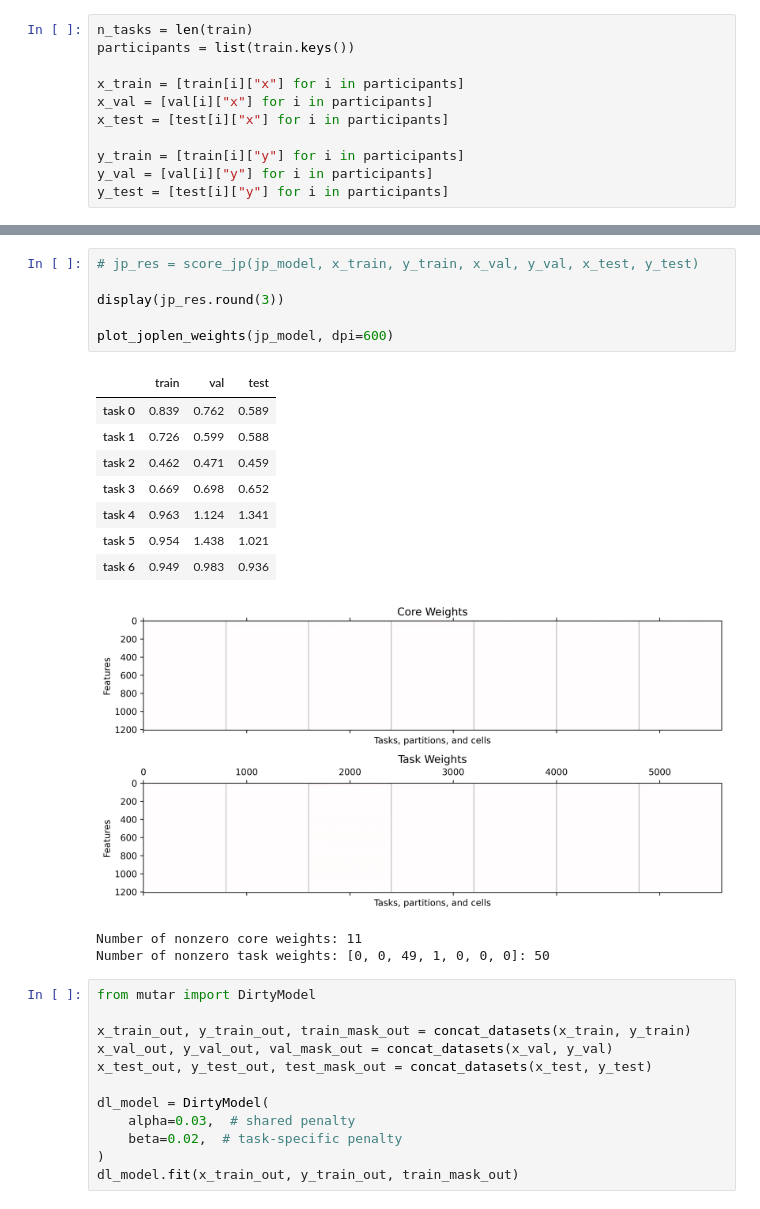
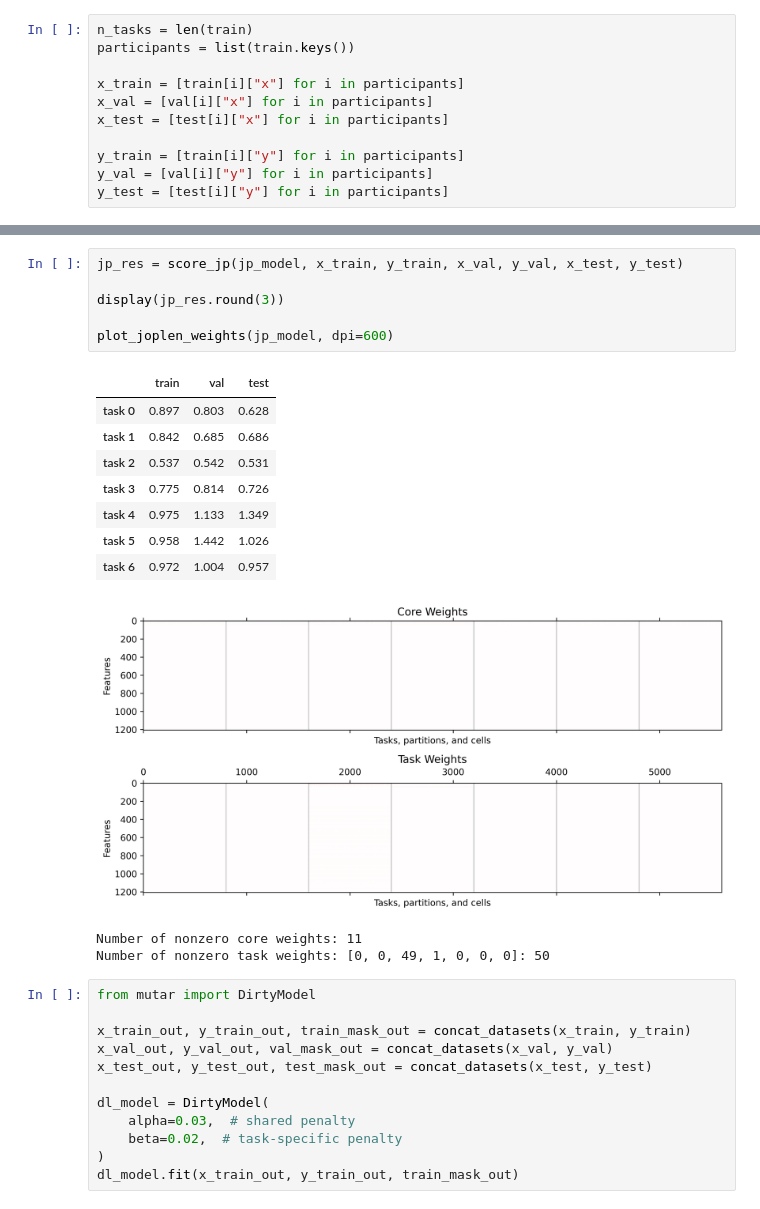
Before and after one commit to mattrmd/joplen_mlsp2024, a Jupyter notebook: experiments/multitask_selection.ipynb, the cells around one changed output, grey strips where cells are left out. Cells and saved outputs as stored; diff of their text form.

```diff
--- a/experiments/multitask_selection.ipynb
+++ b/experiments/multitask_selection.ipynb
@@ -920,18 +1083,18 @@ history = jp_model.fit(
 # %%
-# jp_res = score_jp(jp_model, x_train, y_train, x_val, y_val, x_test, y_test)
+jp_res = score_jp(jp_model, x_train, y_train, x_val, y_val, x_test, y_test)
 
 display(jp_res.round(3))
 
 plot_joplen_weights(jp_model, dpi=600)
 # %% [output]
 |  | train | val | test |
-| task 0 | 0.839 | 0.762 | 0.589 |
-| task 1 | 0.726 | 0.599 | 0.588 |
-| task 2 | 0.462 | 0.471 | 0.459 |
-| task 3 | 0.669 | 0.698 | 0.652 |
-| task 4 | 0.963 | 1.124 | 1.341 |
-| task 5 | 0.954 | 1.438 | 1.021 |
-| task 6 | 0.949 | 0.983 | 0.936 |
+| task 0 | 0.897 | 0.803 | 0.628 |
+| task 1 | 0.842 | 0.685 | 0.686 |
+| task 2 | 0.537 | 0.542 | 0.531 |
+| task 3 | 0.775 | 0.814 | 0.726 |
+| task 4 | 0.975 | 1.133 | 1.349 |
+| task 5 | 0.958 | 1.442 | 1.026 |
+| task 6 | 0.972 | 1.004 | 0.957 |
 [figure]
 Number of nonzero core weights: 11
 Number of nonzero task weights: [0, 0, 49, 1, 0, 0, 0]: 50
```
Also changed, not shown: parts of 18 cells of this notebook.
